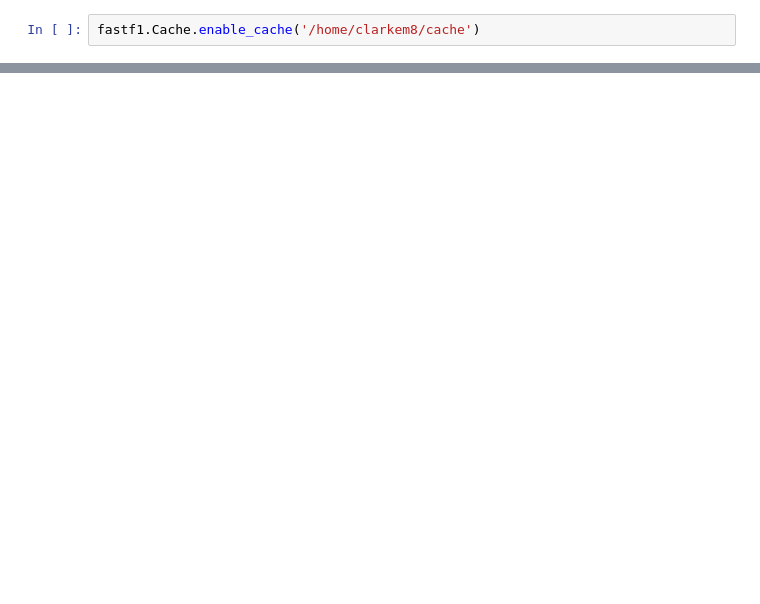
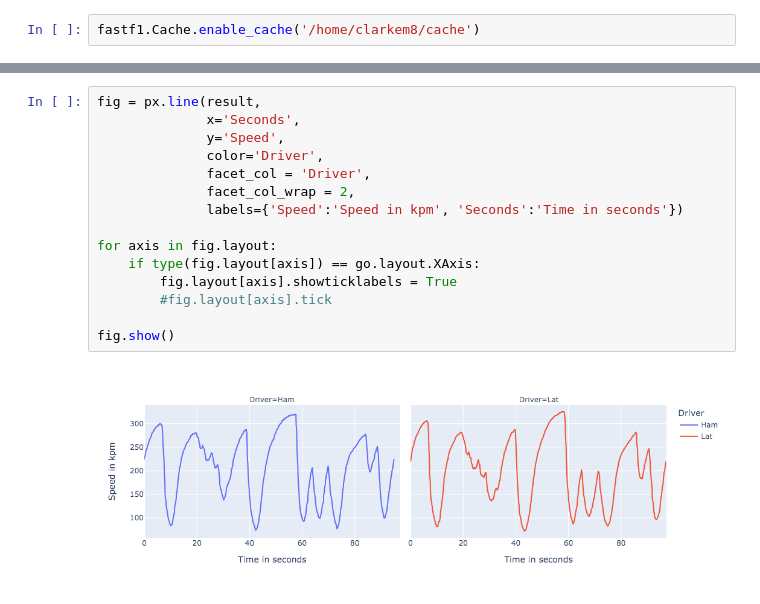
Before and after one commit to clarkem8/coding_projects, a Jupyter notebook: f1/Playbooks/Intro.ipynb, the cells around one changed output, grey strips where cells are left out. Saved outputs shown, nothing was run; the diff lists cells and outputs as text; blank space fills up the shorter version.

```diff
--- a/f1/Playbooks/Intro.ipynb
+++ b/f1/Playbooks/Intro.ipynb
@@ -175,0 +83,17 @@ ImportError: cannot import name 'dcc' from 'dash' (/home/clarkem8/miniconda/envs
+# %%
+fig = px.line(result,
+              x='Seconds',
+              y='Speed',
+              color='Driver',
+              facet_col = 'Driver',
+              facet_col_wrap = 2,
+              labels={'Speed':'Speed in kpm', 'Seconds':'Time in seconds'})
+
+for axis in fig.layout:
+    if type(fig.layout[axis]) == go.layout.XAxis:
+        fig.layout[axis].showticklabels = True
+        #fig.layout[axis].tick
+
+fig.show()
+# %% [output]
+[figure, added]
```
Also changed, not shown: parts of 18 cells of this notebook, 1 other file.
